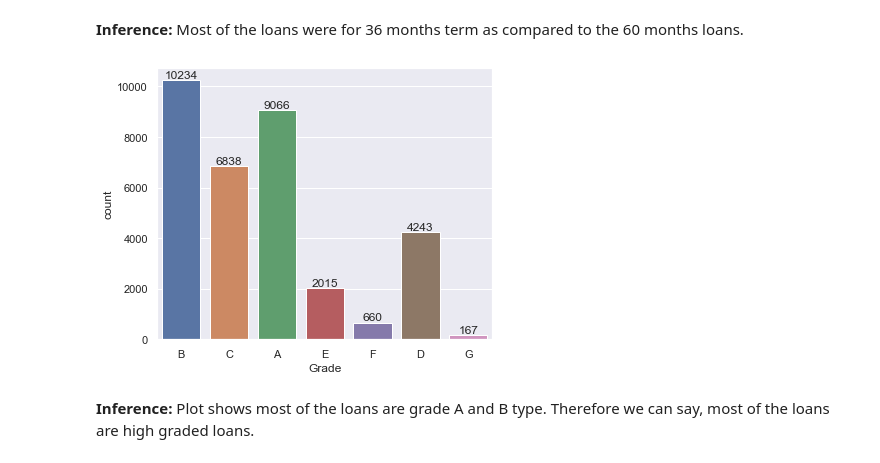
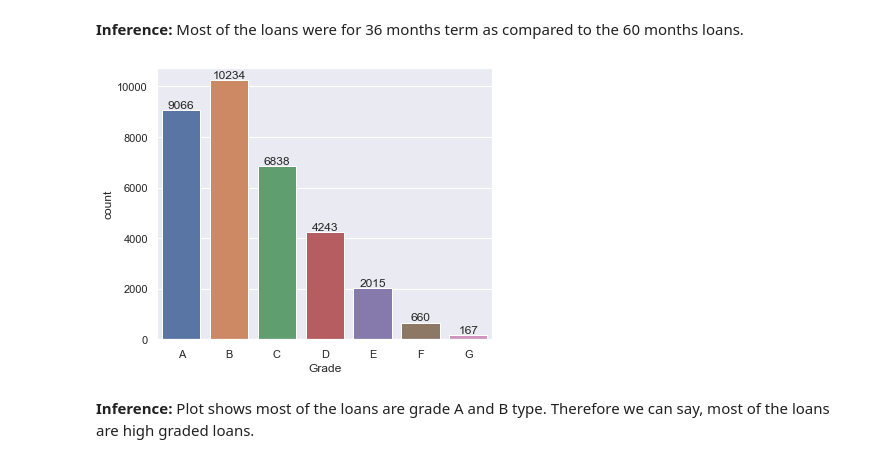
Before and after one commit to shuklavaibhav1994/Lending-Club-Case-Study, a Jupyter notebook: Vaibhav_Shukla.ipynb, the cells around one changed output. Drawn from its saved outputs; the diff is of its cells as text; code cells hidden in the pictures.

Commit message:
edited python file and arranged Grade from A,B...G in Grade plot

```diff
--- a/Vaibhav_Shukla.ipynb
+++ b/Vaibhav_Shukla.ipynb
@@ -432,12 +432,12 @@ plt.show()
 # %%
 #count the number of grades assigned to the borrowers by understanding their distribution
 sns.set(rc={'figure.figsize':(6,5)})
-ax = sns.countplot(x=df.grade)
+ax = sns.countplot(x=df.grade,order = sorted(df['grade'].unique()))
 ax.bar_label(ax.containers[0])
 plt.xlabel('Grade')
 plt.show()
 # %% [output]
-[figure, old version]
+[figure, new version]
 # %% [markdown]
 **Inference:** Plot shows most of the loans are grade A and B type. Therefore we can say, most of the loans are high graded loans.
 # %%
```
Also changed, not shown: parts of 4 cells of this notebook.
